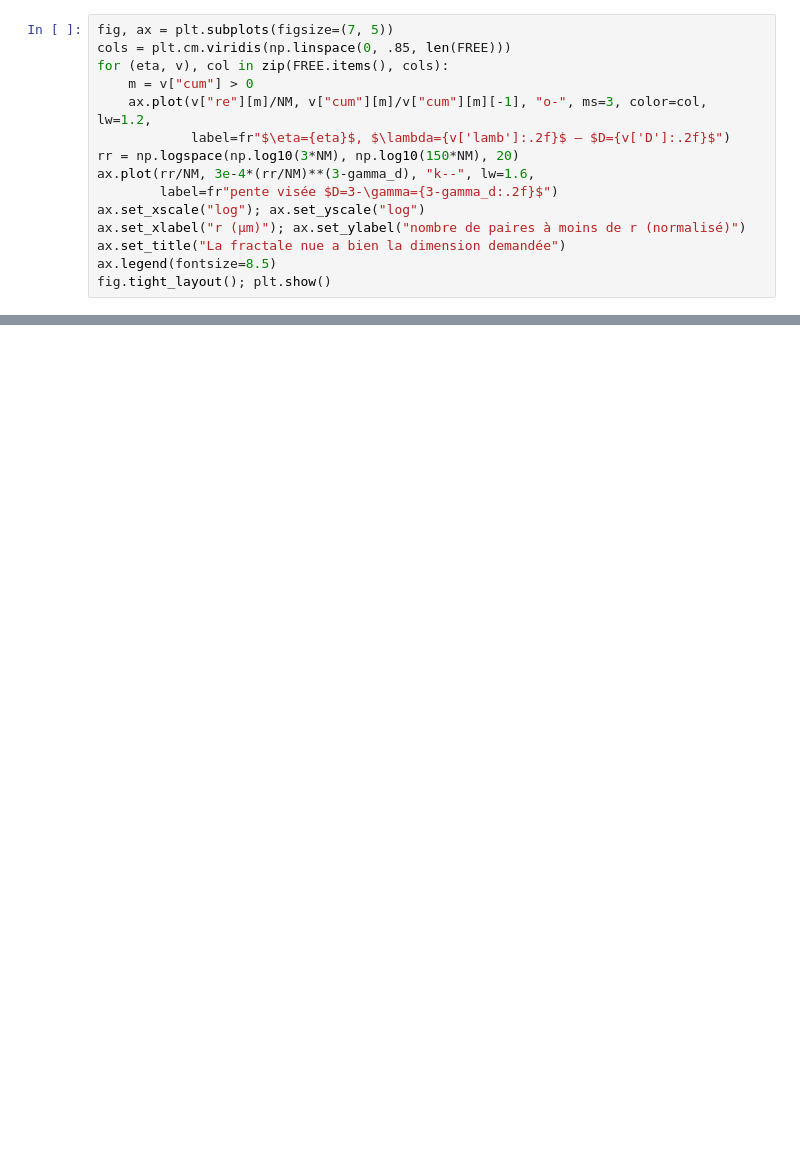
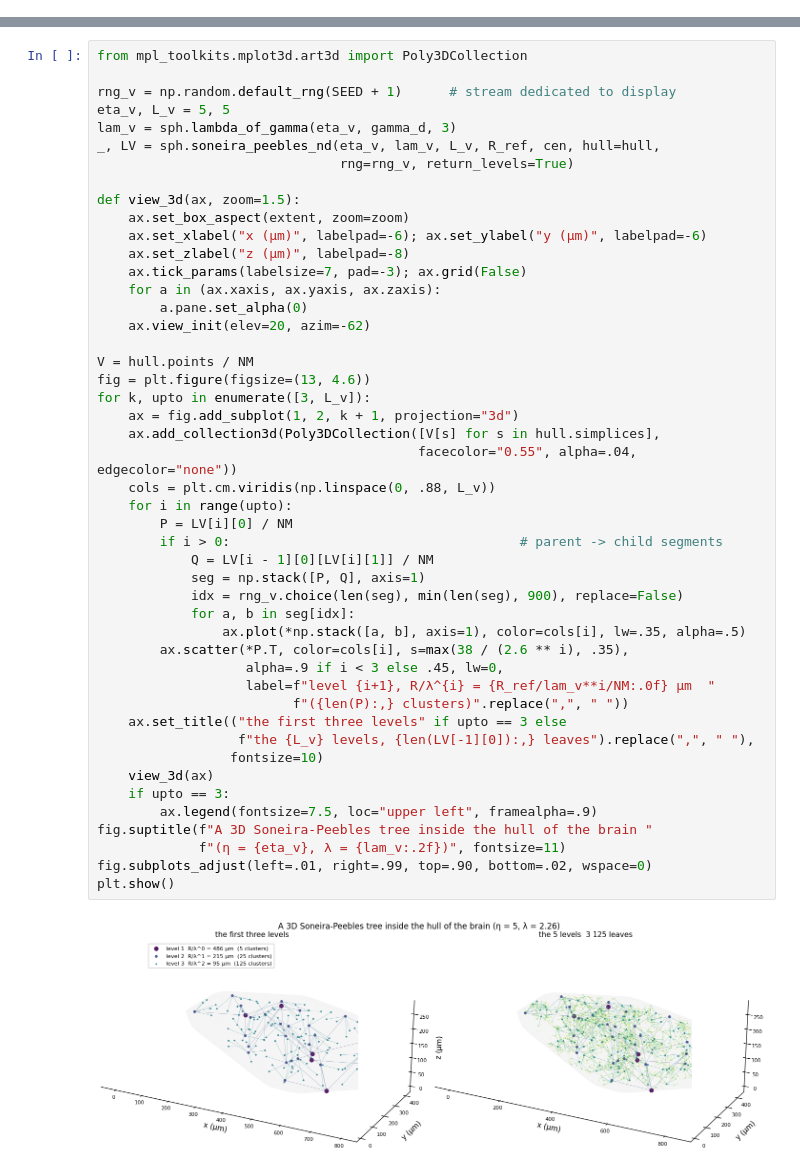
Before and after one commit to Presigny/fake_world, a Jupyter notebook: notebooks/05bis_fly_sp3d.ipynb, the cells around one changed output, grey strips where cells are left out. Drawn from its saved outputs; the diff is of its cells as text; blank space fills up the shorter version.

```diff
--- a/notebooks/05bis_fly_sp3d.ipynb
+++ b/notebooks/05bis_fly_sp3d.ipynb
@@ -315,15 +0,0 @@ moyenne : 1.931 (visée 1.978)
-# %%
-fig, ax = plt.subplots(figsize=(7, 5))
-cols = plt.cm.viridis(np.linspace(0, .85, len(FREE)))
-for (eta, v), col in zip(FREE.items(), cols):
-    m = v["cum"] > 0
-    ax.plot(v["re"][m]/NM, v["cum"][m]/v["cum"][m][-1], "o-", ms=3, color=col, lw=1.2,
-            label=fr"$\eta={eta}$, $\lambda={v['lamb']:.2f}$ — $D={v['D']:.2f}$")
-rr = np.logspace(np.log10(3*NM), np.log10(150*NM), 20)
-ax.plot(rr/NM, 3e-4*(rr/NM)**(3-gamma_d), "k--", lw=1.6,
-        label=fr"pente visée $D=3-\gamma={3-gamma_d:.2f}$")
-ax.set_xscale("log"); ax.set_yscale("log")
-ax.set_xlabel("r (µm)"); ax.set_ylabel("nombre de paires à moins de r (normalisé)")
-ax.set_title("La fractale nue a bien la dimension demandée")
-ax.legend(fontsize=8.5)
-fig.tight_layout(); plt.show()
@@ -1240,0 +196,49 @@ que des **distances**, pas celles qui dépendent de **où** sont les amas.
+# %%
+from mpl_toolkits.mplot3d.art3d import Poly3DCollection
+
+rng_v = np.random.default_rng(SEED + 1)      # stream dedicated to display
+eta_v, L_v = 5, 5
+lam_v = sph.lambda_of_gamma(eta_v, gamma_d, 3)
+_, LV = sph.soneira_peebles_nd(eta_v, lam_v, L_v, R_ref, cen, hull=hull,
+                               rng=rng_v, return_levels=True)
+
+def view_3d(ax, zoom=1.5):
+    ax.set_box_aspect(extent, zoom=zoom)
+    ax.set_xlabel("x (µm)", labelpad=-6); ax.set_ylabel("y (µm)", labelpad=-6)
+    ax.set_zlabel("z (µm)", labelpad=-8)
+    ax.tick_params(labelsize=7, pad=-3); ax.grid(False)
+    for a in (ax.xaxis, ax.yaxis, ax.zaxis):
+        a.pane.set_alpha(0)
+    ax.view_init(elev=20, azim=-62)
+
+V = hull.points / NM
+fig = plt.figure(figsize=(13, 4.6))
+for k, upto in enumerate([3, L_v]):
+    ax = fig.add_subplot(1, 2, k + 1, projection="3d")
+    ax.add_collection3d(Poly3DCollection([V[s] for s in hull.simplices],
+                                         facecolor="0.55", alpha=.04, edgecolor="none"))
+    cols = plt.cm.viridis(np.linspace(0, .88, L_v))
+    for i in range(upto):
+        P = LV[i][0] / NM
+        if i > 0:                                     # parent -> child segments
+            Q = LV[i - 1][0][LV[i][1]] / NM
+            seg = np.stack([P, Q], axis=1)
+            idx = rng_v.choice(len(seg), min(len(seg), 900), replace=False)
+            for a, b in seg[idx]:
+                ax.plot(*np.stack([a, b], axis=1), color=cols[i], lw=.35, alpha=.5)
+        ax.scatter(*P.T, color=cols[i], s=max(38 / (2.6 ** i), .35),
+                   alpha=.9 if i < 3 else .45, lw=0,
+                   label=f"level {i+1}, R/λ^{i} = {R_ref/lam_v**i/NM:.0f} µm  "
+                         f"({len(P):,} clusters)".replace(",", " "))
+    ax.set_title(("the first three levels" if upto == 3 else
+                  f"the {L_v} levels, {len(LV[-1][0]):,} leaves").replace(",", " "),
+                 fontsize=10)
+    view_3d(ax)
+    if upto == 3:
+        ax.legend(fontsize=7.5, loc="upper left", framealpha=.9)
+fig.suptitle(f"A 3D Soneira-Peebles tree inside the hull of the brain "
+             f"(η = {eta_v}, λ = {lam_v:.2f})", fontsize=11)
+fig.subplots_adjust(left=.01, right=.99, top=.90, bottom=.02, wspace=0)
+plt.show()
+# %% [output]
+[figure, added]
```
Also changed, not shown: parts of 75 cells of this notebook, 52 other files.
